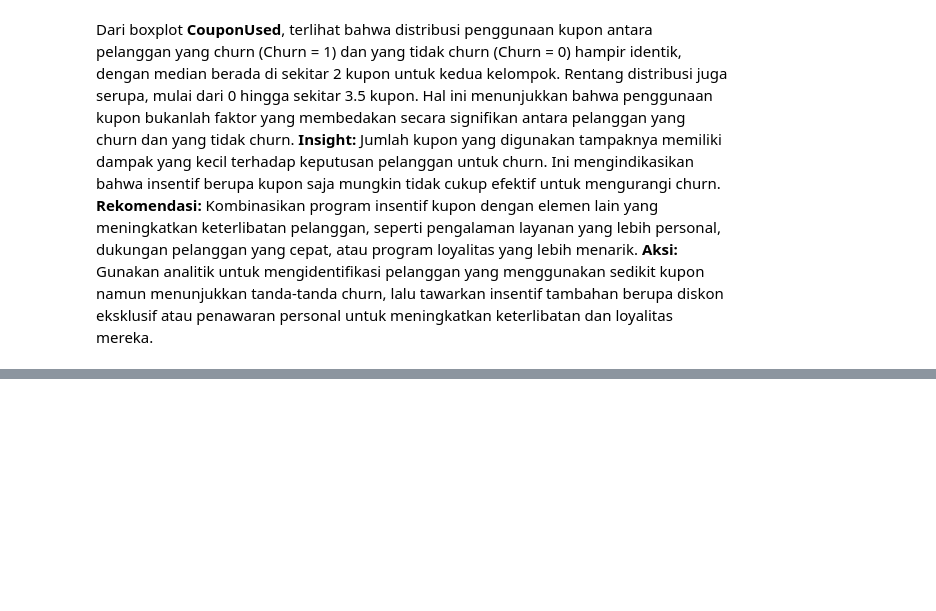
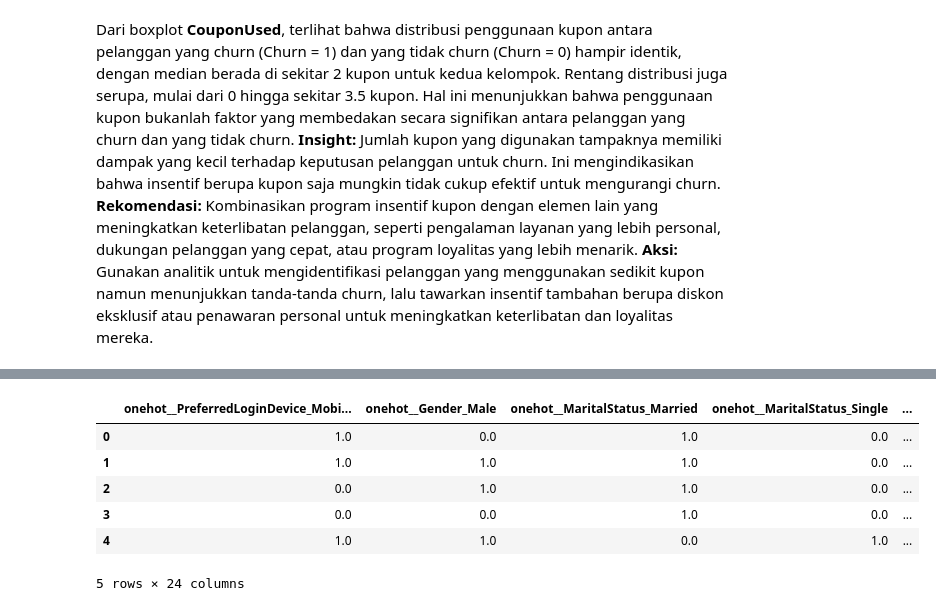
Before and after one commit to Dokaebi20/Finpro_Zetta_11-24, a Jupyter notebook: FinPro.ipynb, the cells around one changed output, grey strips where cells are left out. Saved outputs shown, nothing was run; the diff lists cells and outputs as text; code cells hidden in the pictures; blank space fills up the shorter version.

```diff
--- a/FinPro.ipynb
+++ b/FinPro.ipynb
@@ -1171,10 +1093,0 @@ Beberapa fitur mungkin kurang relevan secara domain bisnis, yaitu:
-# %%
-columns_to_drop = [
-    'DaySinceLastOrder',
-    'PreferredLoginDevice',
-    'Gender',
-    'MaritalStatus_Married'
-]
-
-df=df.drop(columns=columns_to_drop)
-df.head()
@@ -1351,0 +1105,23 @@ Dari visualisasi di atas terlihat bahwa 5 fitur yang paling penting pada pemodel
+# %%
+transformer=ColumnTransformer([
+    ('onehot', OneHotEncoder(drop='first'), ['PreferredLoginDevice','Gender','MaritalStatus']),
+    ('binary', ce.BinaryEncoder(), ['PreferredPaymentMode', 'PreferedOrderCat'])
+], remainder='passthrough')
+# %%
+x=df.drop(columns=['Churn'])
+y=df['Churn']
+# %%
+
+
+x_train,x_test,y_train,y_test=train_test_split(x,y,stratify=y,test_size=0.2,random_state=2021)
+# %%
+testing=pd.DataFrame(transformer.fit_transform(x_train),columns=transformer.get_feature_names_out())
+testing.head()
+# %% [output]
+|  | onehot__PreferredLoginDevice_Mobi... | onehot__Gender_Male | onehot__MaritalStatus_Married | onehot__MaritalStatus_Single | ... |
+| 0 | 1.0 | 0.0 | 1.0 | 0.0 | ... |
+| 1 | 1.0 | 1.0 | 1.0 | 0.0 | ... |
+| 2 | 0.0 | 1.0 | 1.0 | 0.0 | ... |
+| 3 | 0.0 | 0.0 | 1.0 | 0.0 | ... |
+| 4 | 1.0 | 1.0 | 0.0 | 1.0 | ... |
+5 rows × 24 columns
```
Also changed, not shown: parts of 83 cells of this notebook.
